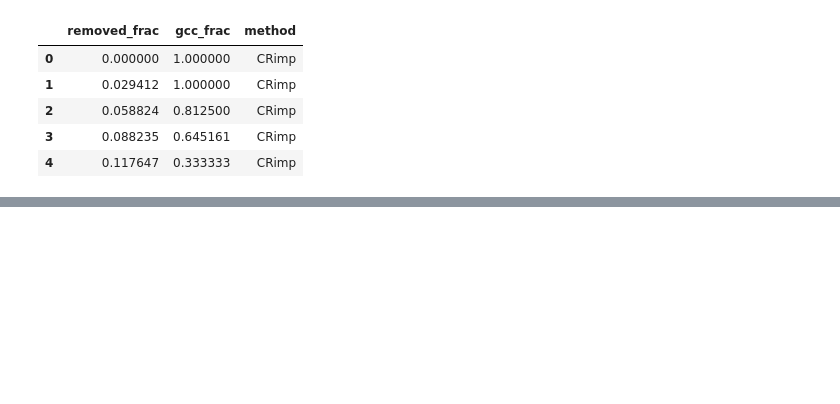
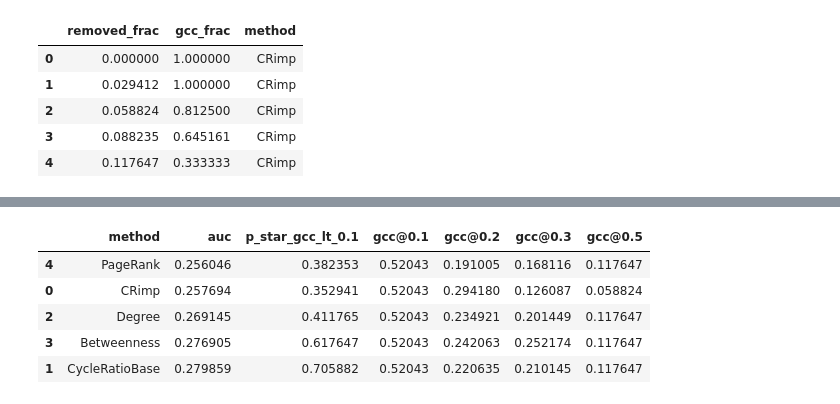
Before and after one commit to devbysina/crimp-project, a Jupyter notebook: notebooks/03_percolation_experiments.ipynb, the cells around one changed output, grey strips where cells are left out. Saved outputs shown, nothing was run; the diff lists cells and outputs as text; code cells hidden in the pictures; blank space fills up the shorter version.

```diff
--- a/notebooks/03_percolation_experiments.ipynb
+++ b/notebooks/03_percolation_experiments.ipynb
@@ -109,0 +102,37 @@ auc_df
+# %%
+def auc(x, y):
+    return float(np.trapezoid(y, x))
+
+def gcc_at_points(x, y, points=(0.1, 0.2, 0.3, 0.5)):
+    out = {}
+    for p in points:
+        out[f"gcc@{p}"] = float(np.interp(p, x, y))
+    return out
+
+def p_star(x, y, thresh=0.1):
+    y = np.array(y)
+    x = np.array(x)
+    idx = np.where(y <= thresh)[0]
+    return float(x[idx[0]]) if len(idx) else 1.0
+
+rows = []
+for method in perc_df["method"].unique():
+    tmp = perc_df[perc_df["method"] == method].sort_values("removed_frac")
+    x = tmp["removed_frac"].values
+    y = tmp["gcc_frac"].values
+
+    row = {"method": method}
+    row["auc"] = auc(x, y)
+    row["p_star_gcc_lt_0.1"] = p_star(x, y, thresh=0.1)
+    row.update(gcc_at_points(x, y, points=(0.1, 0.2, 0.3, 0.5)))
+    rows.append(row)
+
+metrics_df = pd.DataFrame(rows).sort_values("auc")
+metrics_df
+# %% [output]
+|  | method | auc | p_star_gcc_lt_0.1 | gcc@0.1 | gcc@0.2 | gcc@0.3 | gcc@0.5 |
+| 4 | PageRank | 0.256046 | 0.382353 | 0.52043 | 0.191005 | 0.168116 | 0.117647 |
+| 0 | CRimp | 0.257694 | 0.352941 | 0.52043 | 0.294180 | 0.126087 | 0.058824 |
+| 2 | Degree | 0.269145 | 0.411765 | 0.52043 | 0.234921 | 0.201449 | 0.117647 |
+| 3 | Betweenness | 0.276905 | 0.617647 | 0.52043 | 0.242063 | 0.252174 | 0.117647 |
+| 1 | CycleRatioBase | 0.279859 | 0.705882 | 0.52043 | 0.220635 | 0.210145 | 0.117647 |
```
Also changed, not shown: parts of 6 cells of this notebook, 2 other files.
